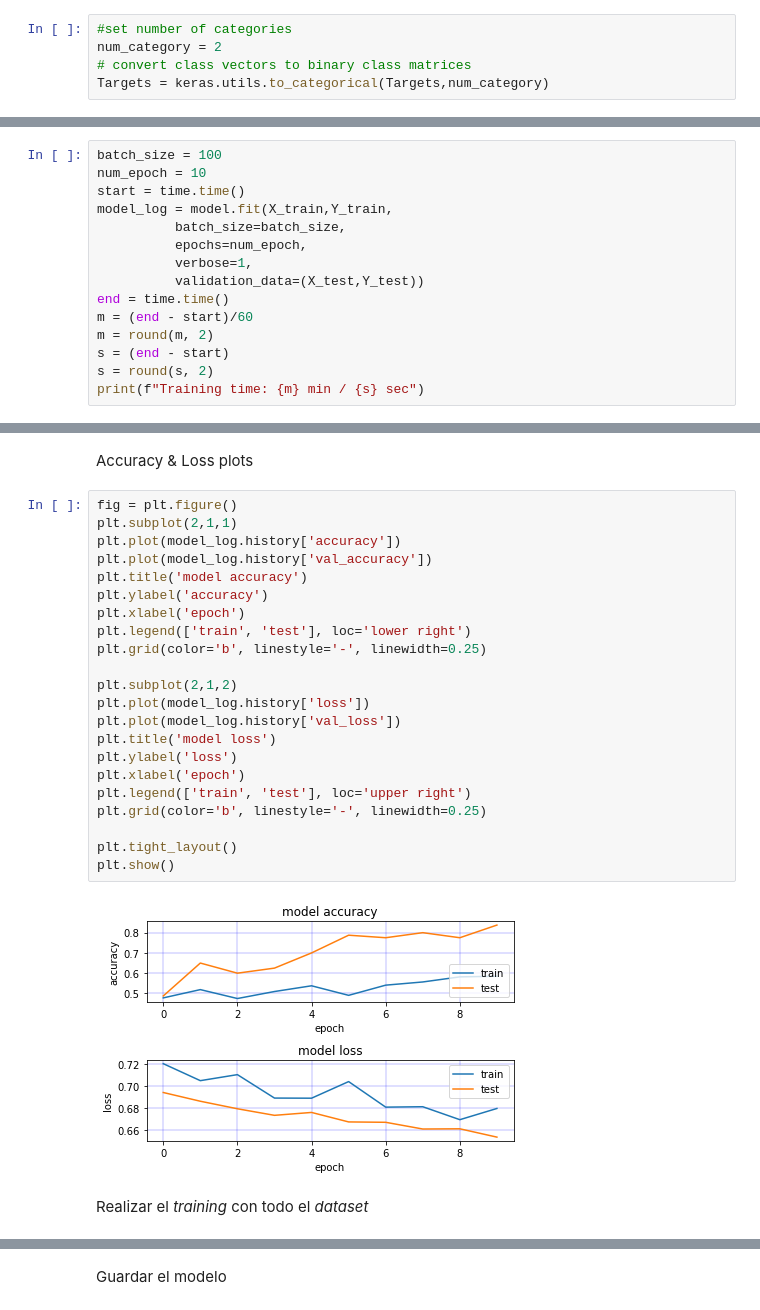
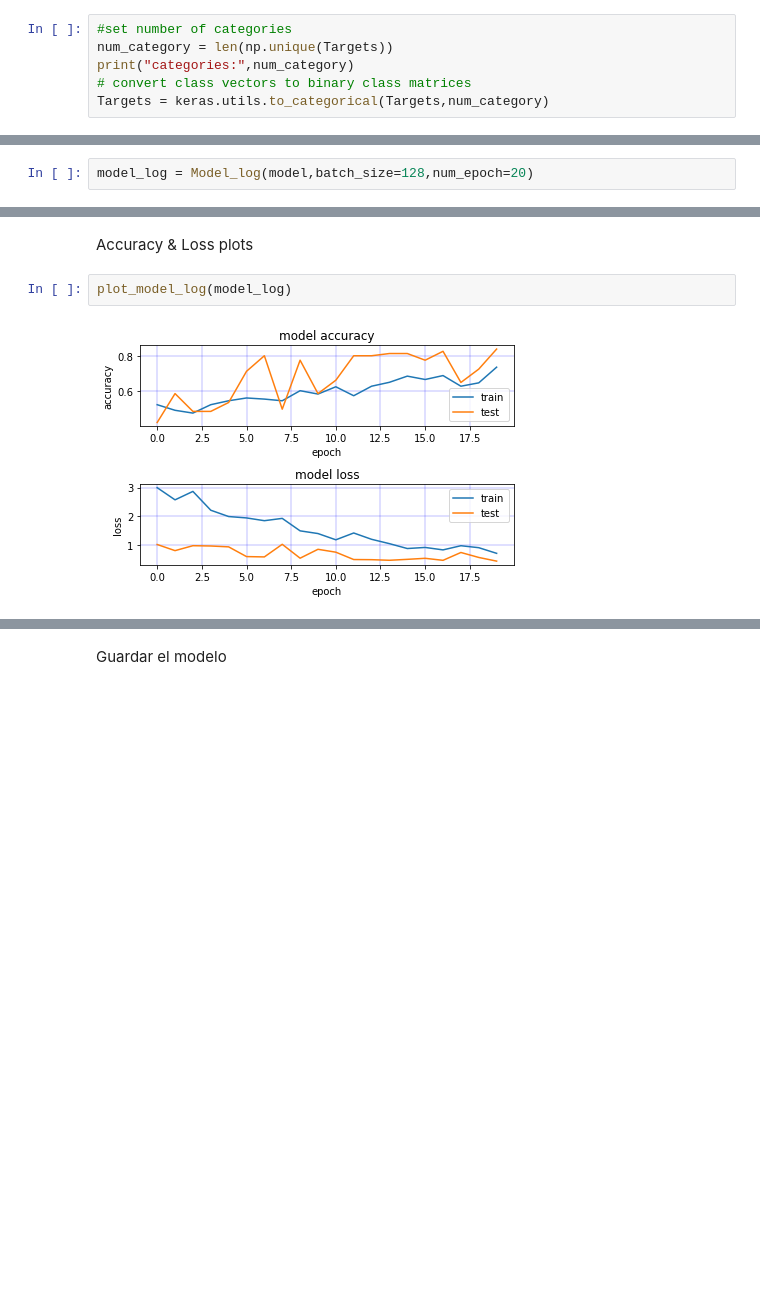
Before and after one commit to fleonzuniga/R.Patrones-Proyecto, a Jupyter notebook: Proyecto Training.ipynb, the cells around one changed output, grey strips where cells are left out. Cells and saved outputs as stored; diff of their text form; blank space fills up the shorter version.

```diff
--- a/Proyecto Training.ipynb
+++ b/Proyecto Training.ipynb
@@ -128,6 +138,7 @@ print(np.unique(Targets,return_counts=True))
 Número de categorías y conversión a vector binario
 # %%
 #set number of categories
-num_category = 2
+num_category = len(np.unique(Targets))
+print("categories:",num_category)
 # convert class vectors to binary class matrices
 Targets = keras.utils.to_categorical(Targets,num_category)
@@ -185,18 +282,5 @@ _________________________________________________________________
 # %% [markdown]
 Entrenamiento del modelo
 # %%
-batch_size = 100
-num_epoch = 10
-start = time.time()
-model_log = model.fit(X_train,Y_train,
-          batch_size=batch_size,
-          epochs=num_epoch,
-          verbose=1,
-          validation_data=(X_test,Y_test))
-end = time.time()
-m = (end - start)/60
-m = round(m, 2)
-s = (end - start)
-s = round(s, 2)
-print(f"Training time: {m} min / {s} sec")
+model_log = Model_log(model,batch_size=128,num_epoch=20)
 # %% [output]
@@ -220,28 +289,6 @@ Training time: 2.05 min / 122.96 sec
 # %% [markdown]
 Accuracy & Loss plots
 # %%
-fig = plt.figure()
-plt.subplot(2,1,1)
-plt.plot(model_log.history['accuracy'])
-plt.plot(model_log.history['val_accuracy'])
-plt.title('model accuracy')
-plt.ylabel('accuracy')
-plt.xlabel('epoch')
-plt.legend(['train', 'test'], loc='lower right')
-plt.grid(color='b', linestyle='-', linewidth=0.25)
-
-plt.subplot(2,1,2)
-plt.plot(model_log.history['loss'])
-plt.plot(model_log.history['val_loss'])
-plt.title('model loss')
-plt.ylabel('loss')
-plt.xlabel('epoch')
-plt.legend(['train', 'test'], loc='upper right')
-plt.grid(color='b', linestyle='-', linewidth=0.25)
-
-plt.tight_layout()
-plt.show()
+plot_model_log(model_log)
 # %% [output]
-[figure, old version]
+[figure, new version]
-# %% [markdown]
-Realizar el *training* con todo el *dataset*
```
Also changed, not shown: parts of 18 cells of this notebook, 4 other files.
